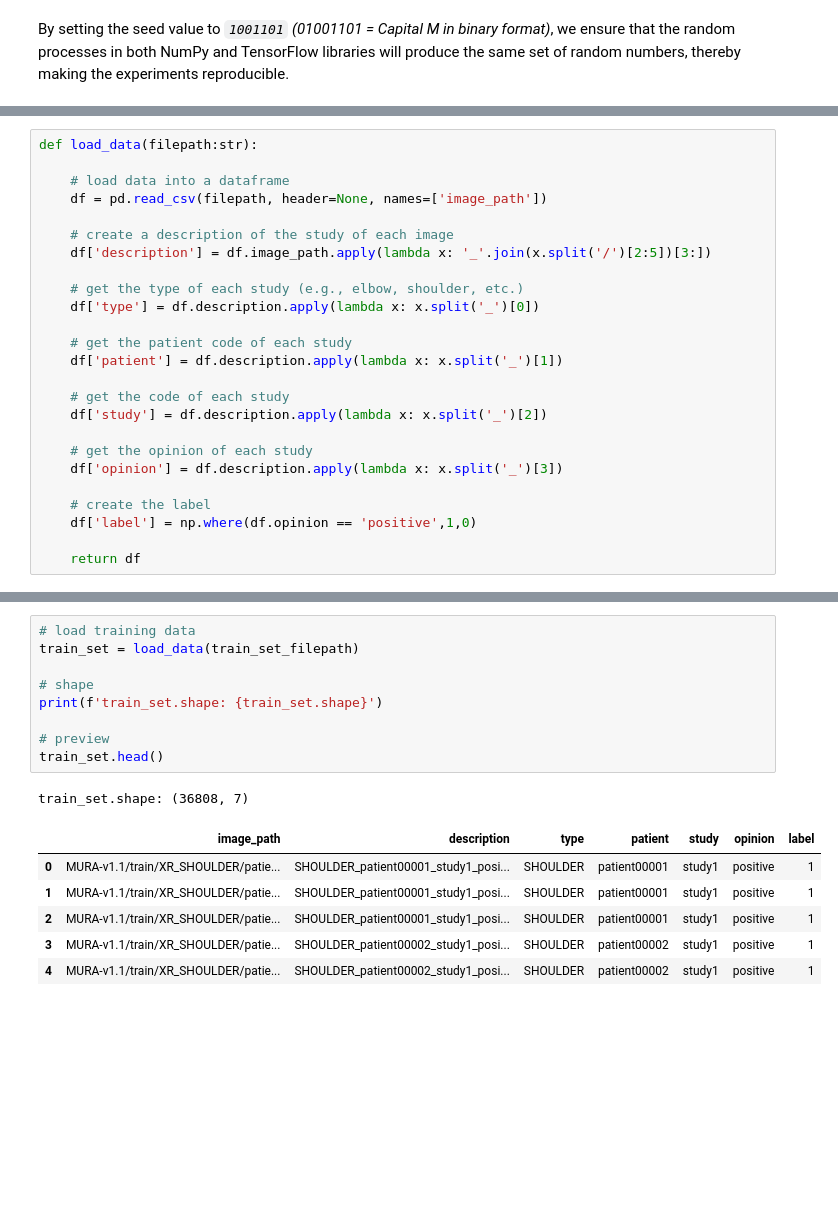
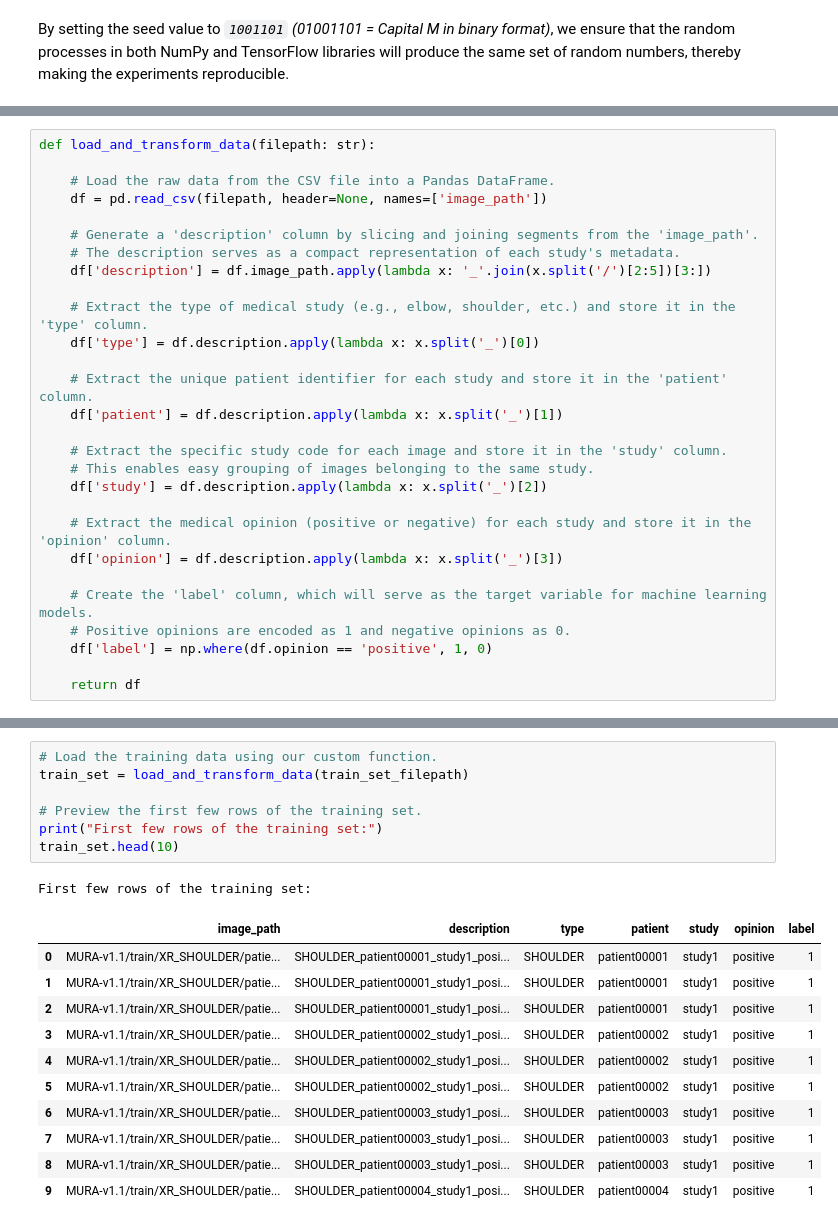
Before and after one commit to dmatsanganis/MuraMed_A_Revolution_in_Medical_Diagnostics, a Jupyter notebook: muramed_simple_cnn.ipynb, the cells around one changed output, grey strips where cells are left out. Drawn from its saved outputs; the diff is of its cells as text; blank space fills up the shorter version.

```diff
--- a/muramed_simple_cnn.ipynb
+++ b/muramed_simple_cnn.ipynb
@@ -383,25 +463,28 @@ else:
 # %%
-def load_data(filepath:str):
+def load_and_transform_data(filepath: str):
 
-    # load data into a dataframe
+    # Load the raw data from the CSV file into a Pandas DataFrame.
     df = pd.read_csv(filepath, header=None, names=['image_path'])
 
-    # create a description of the study of each image
+    # Generate a 'description' column by slicing and joining segments from the 'image_path'.
+    # The description serves as a compact representation of each study's metadata.
     df['description'] = df.image_path.apply(lambda x: '_'.join(x.split('/')[2:5])[3:])
 
-    # get the type of each study (e.g., elbow, shoulder, etc.)
+    # Extract the type of medical study (e.g., elbow, shoulder, etc.) and store it in the 'type' column.
     df['type'] = df.description.apply(lambda x: x.split('_')[0])
 
-    # get the patient code of each study
+    # Extract the unique patient identifier for each study and store it in the 'patient' column.
     df['patient'] = df.description.apply(lambda x: x.split('_')[1])
 
-    # get the code of each study
+    # Extract the specific study code for each image and store it in the 'study' column.
+    # This enables easy grouping of images belonging to the same study.
     df['study'] = df.description.apply(lambda x: x.split('_')[2])
 
-    # get the opinion of each study
+    # Extract the medical opinion (positive or negative) for each study and store it in the 'opinion' column.
     df['opinion'] = df.description.apply(lambda x: x.split('_')[3])
 
-    # create the label
-    df['label'] = np.where(df.opinion == 'positive',1,0)
+    # Create the 'label' column, which will serve as the target variable for machine learning models.
+    # Positive opinions are encoded as 1 and negative opinions as 0.
+    df['label'] = np.where(df.opinion == 'positive', 1, 0)
 
     return df
@@ -408,17 +501,20 @@ def load_data(filepath:str):
 # %%
-# load training data
-train_set = load_data(train_set_filepath)
+# Load the training data using our custom function.
+train_set = load_and_transform_data(train_set_filepath)
 
-# shape
-print(f'train_set.shape: {train_set.shape}')
-
-# preview
-train_set.head()
+# Preview the first few rows of the training set.
+print("First few rows of the training set:")
+train_set.head(10)
 # %% [output]
-train_set.shape: (36808, 7)
+First few rows of the training set:
 |  | image_path | description | type | patient | study | opinion | label |
 | 0 | MURA-v1.1/train/XR_SHOULDER/patie... | SHOULDER_patient00001_study1_posi... | SHOULDER | patient00001 | study1 | positive | 1 |
 | 1 | MURA-v1.1/train/XR_SHOULDER/patie... | SHOULDER_patient00001_study1_posi... | SHOULDER | patient00001 | study1 | positive | 1 |
 | 2 | MURA-v1.1/train/XR_SHOULDER/patie... | SHOULDER_patient00001_study1_posi... | SHOULDER | patient00001 | study1 | positive | 1 |
 | 3 | MURA-v1.1/train/XR_SHOULDER/patie... | SHOULDER_patient00002_study1_posi... | SHOULDER | patient00002 | study1 | positive | 1 |
 | 4 | MURA-v1.1/train/XR_SHOULDER/patie... | SHOULDER_patient00002_study1_posi... | SHOULDER | patient00002 | study1 | positive | 1 |
+| 5 | MURA-v1.1/train/XR_SHOULDER/patie... | SHOULDER_patient00002_study1_posi... | SHOULDER | patient00002 | study1 | positive | 1 |
+| 6 | MURA-v1.1/train/XR_SHOULDER/patie... | SHOULDER_patient00003_study1_posi... | SHOULDER | patient00003 | study1 | positive | 1 |
+| 7 | MURA-v1.1/train/XR_SHOULDER/patie... | SHOULDER_patient00003_study1_posi... | SHOULDER | patient00003 | study1 | positive | 1 |
+| 8 | MURA-v1.1/train/XR_SHOULDER/patie... | SHOULDER_patient00003_study1_posi... | SHOULDER | patient00003 | study1 | positive | 1 |
+| 9 | MURA-v1.1/train/XR_SHOULDER/patie... | SHOULDER_patient00004_study1_posi... | SHOULDER | patient00004 | study1 | positive | 1 |
```
Also changed, not shown: parts of 87 cells of this notebook.
